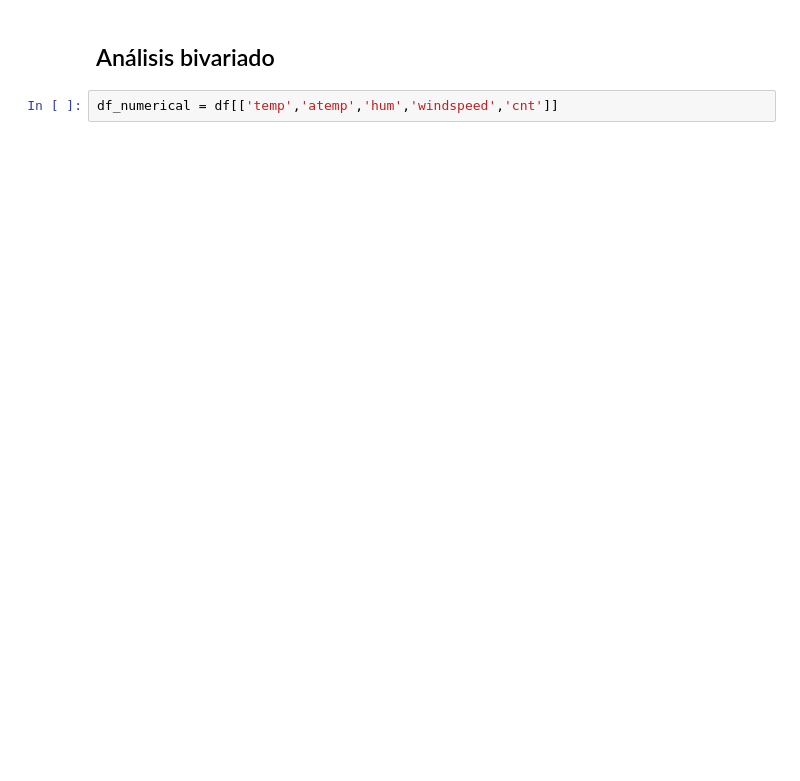
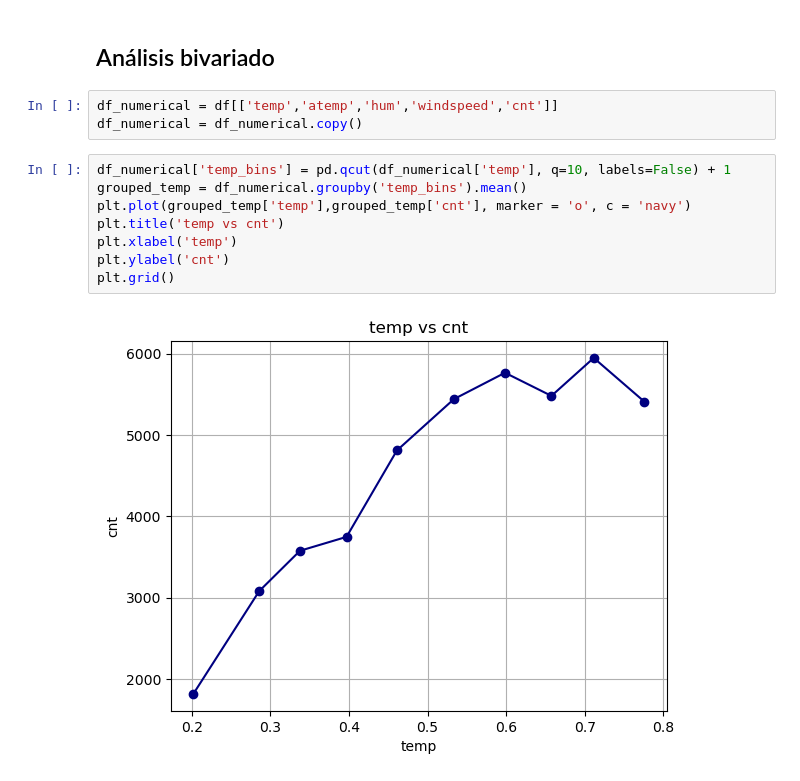
Before and after one commit to LuisMB09/lab_aprendizaje_estadistico, a Jupyter notebook: Tarea 2, regresion lineal multiple.ipynb, the cells around one changed output. Cells and saved outputs as stored; diff of their text form; blank space fills up the shorter version.

```diff
--- a/Tarea 2, regresion lineal multiple.ipynb
+++ b/Tarea 2, regresion lineal multiple.ipynb
@@ -109,3 +111,14 @@ for i in num_features:
 ## Análisis bivariado
 # %%
 df_numerical = df[['temp','atemp','hum','windspeed','cnt']]
+df_numerical = df_numerical.copy()
+# %%
+df_numerical['temp_bins'] = pd.qcut(df_numerical['temp'], q=10, labels=False) + 1
+grouped_temp = df_numerical.groupby('temp_bins').mean()
+plt.plot(grouped_temp['temp'],grouped_temp['cnt'], marker = 'o', c = 'navy')
+plt.title('temp vs cnt')
+plt.xlabel('temp')
+plt.ylabel('cnt')
+plt.grid()
+# %% [output]
+[figure, added]
```
Also changed, not shown: parts of 1 cell of this notebook.
